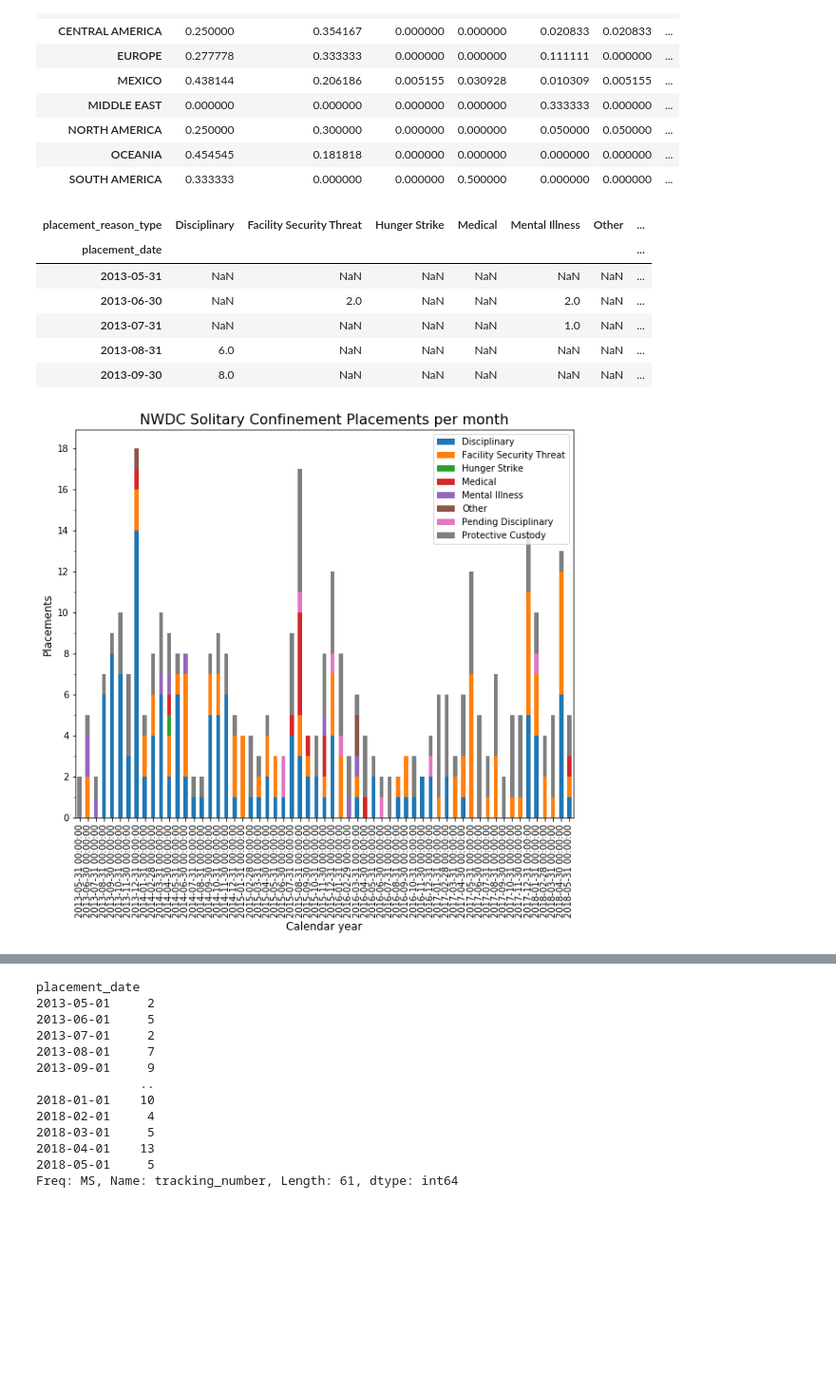
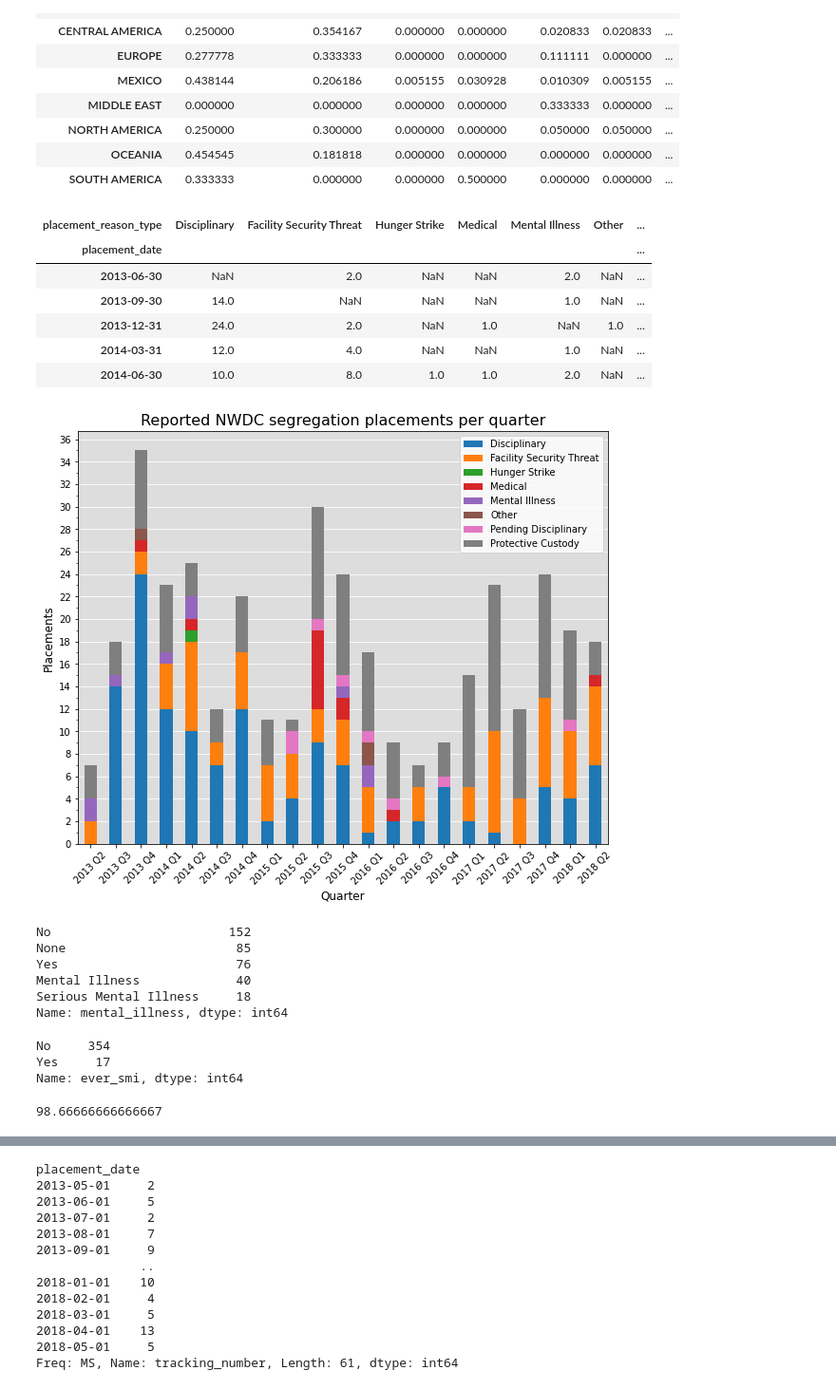
Before and after one commit to UWCHR/nwdc-seg, a Jupyter notebook: analyze/note/NWDC-analyze.ipynb, the cells around one changed output, grey strips where cells are left out. Shown at 95% size. Cells and saved outputs as stored; diff of their text form; code cells hidden in the pictures; blank space fills up the shorter version.

```diff
--- a/analyze/note/NWDC-analyze.ipynb
+++ b/analyze/note/NWDC-analyze.ipynb
@@ -637,14 +637,14 @@ pd.crosstab(df['citizenship_region'], df['placement_reason_type'], normalize='in
 | OCEANIA | 0.454545 | 0.181818 | 0.000000 | 0.000000 | 0.000000 | 0.000000 | ... |
 | SOUTH AMERICA | 0.333333 | 0.000000 | 0.000000 | 0.500000 | 0.000000 | 0.000000 | ... |
 # %%
-data = df.set_index('placement_date').groupby([pd.Grouper(freq='M')])['placement_reason_type'].value_counts().unstack()
+data = df.set_index('placement_date').groupby([pd.Grouper(freq='Q')])['placement_reason_type'].value_counts().unstack()
 # %%
 data.head()
 # %% [output]
 | placement_reason_type | Disciplinary | Facility Security Threat | Hunger Strike | Medical | Mental Illness | Other | ... |
 | placement_date |  |  |  |  |  |  | ... |
-| 2013-05-31 | NaN | NaN | NaN | NaN | NaN | NaN | ... |
 | 2013-06-30 | NaN | 2.0 | NaN | NaN | 2.0 | NaN | ... |
-| 2013-07-31 | NaN | NaN | NaN | NaN | 1.0 | NaN | ... |
-| 2013-08-31 | 6.0 | NaN | NaN | NaN | NaN | NaN | ... |
-| 2013-09-30 | 8.0 | NaN | NaN | NaN | NaN | NaN | ... |
+| 2013-09-30 | 14.0 | NaN | NaN | NaN | 1.0 | NaN | ... |
+| 2013-12-31 | 24.0 | 2.0 | NaN | 1.0 | NaN | 1.0 | ... |
+| 2014-03-31 | 12.0 | 4.0 | NaN | NaN | 1.0 | NaN | ... |
+| 2014-06-30 | 10.0 | 8.0 | 1.0 | 1.0 | 2.0 | NaN | ... |
@@ -652,0 +651,2 @@ data.head()
+# %%
+data.index = [f'{x.year} Q{x.quarter}' for x in data.index]
@@ -653,37 +655,41 @@ data.head()
 # %%
-years_loc_1 = mdates.YearLocator()
-months_loc_1 = mdates.MonthLocator()
-years_fmt_1 = mdates.DateFormatter('%Y')
-months_fmt_1 = mdates.DateFormatter('%M')
-
-# fig, ax = plt.subplots(figsize=(10,6))
-# ax.set_facecolor('#DDDDDD')
-# ax.set_axisbelow(True)
-# ax.yaxis.grid(color='#FFFFFF')
-
-
+fig, ax = plt.subplots(figsize=(10,6))
 
 # ax.bar(data.index, data, width=20)
-ax = data.plot(kind='bar', stacked=True, figsize=(10,8))
+data.plot(kind='bar', ax=ax, stacked=True, figsize=(10,8))
 
-# ax.set_xticks(data.index)
-# locs, labels = xticks()
-# xticks(ticks=data.index)
+ax.set_facecolor('#DDDDDD')
+ax.set_axisbelow(True)
+ax.yaxis.grid(color='#FFFFFF')
 
-# ax.xaxis.set_minor_locator(months_loc_1)
-# fig.xaxis.set_minor_formatter(months_fmt_1)
-# ax.xaxis.set_major_locator(years_loc_1)
-# ax.xaxis.set_major_formatter(years_fmt_1)
 ax.yaxis.set_minor_locator(MultipleLocator(1))
 ax.yaxis.set_major_locator(MultipleLocator(2))
+plt.xticks(rotation=45)
 
-
-
-plt.title('NWDC Solitary Confinement Placements per month', fontsize=16)
+plt.title('Reported NWDC segregation placements per quarter', fontsize=16)
 plt.ylabel('Placements', fontsize=12)
-plt.xlabel('Calendar year', fontsize=12)
+plt.xlabel('Quarter', fontsize=12)
 plt.legend(loc='upper right')
 
 plt.show();
 # %% [output]
-[figure, old version]
+[figure, new version]
+# %%
+df['mental_illness'].value_counts()
+# %% [output]
+No                        152
+None                       85
+Yes                        76
+Mental Illness             40
+Serious Mental Illness     18
+Name: mental_illness, dtype: int64
+# %%
+df['ever_smi'].value_counts()
+# %% [output]
+No     354
+Yes     17
+Name: ever_smi, dtype: int64
+# %%
+df[df['mental_illness'] == 'Serious Mental Illness']['days_solitary'].mean()
+# %% [output]
+98.66666666666667
```
Also changed, not shown: parts of 28 cells of this notebook.
